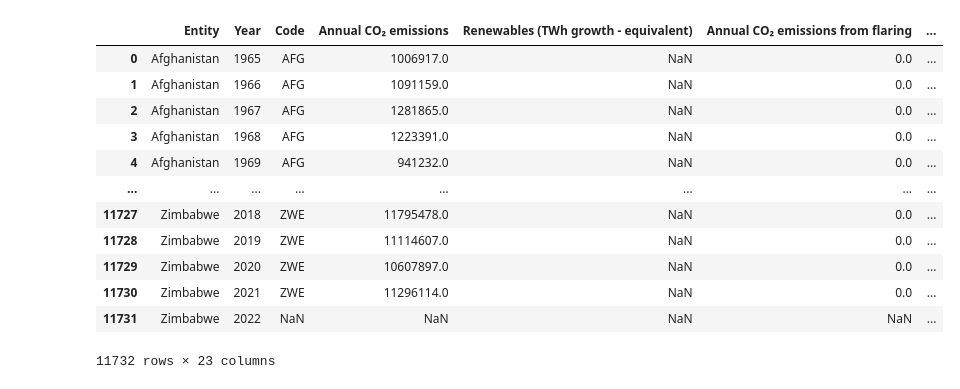
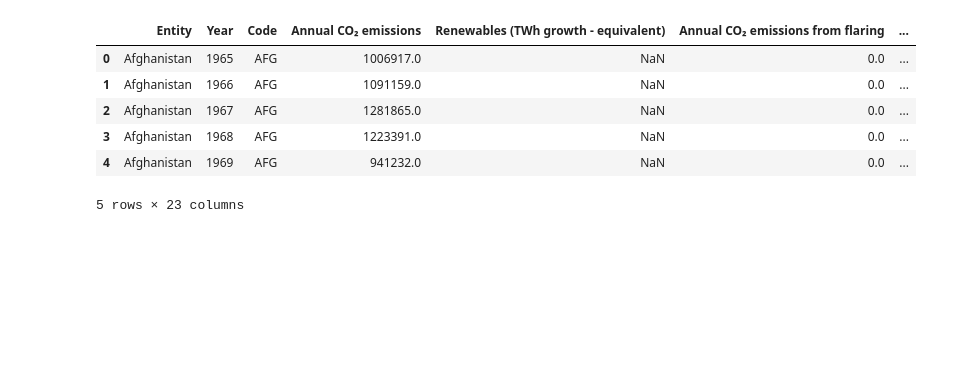
Before and after one commit to PeterPan1888/Stackfuel_Data_Analyst, a Jupyter notebook: DA_Course_Charts_AB.ipynb, the cells around one changed output. Cells and saved outputs as stored; diff of their text form; code cells hidden in the pictures; blank space fills up the shorter version.

Commit message:
first plots, modified script to create plots and DF - 2023-10-24-2111

```diff
--- a/DA_Course_Charts_AB.ipynb
+++ b/DA_Course_Charts_AB.ipynb
@@ -1,32 +1,26 @@
 # %%
 import pandas as pd
 
-# Pfad zu Ihrer Excel-Datei
+# Specify the path to your Excel file
 file_path = r"09_Outputs\main_data.xlsx"
 
-# Excel-Datei in einen DataFrame laden
+# Load the Excel file into a DataFrame using the openpyxl engine
 df_main = pd.read_excel(file_path, engine='openpyxl')
 
-# DataFrame anzeigen
-df_main
-
-# Anführungszeichen aus der Spalte 'Entity' entfernen
+# Remove quotation marks from the 'Entity' column
 df_main['Entity'] = df_main['Entity'].str.replace('"', '')
 
-# DataFrame anzeigen
-display(df_main)
+# Retrieve unique countries from the DataFrame and store them as a list of strings
+all_countries = df_main['Entity'].drop_duplicates().astype(str).tolist()
+
+# Display the first 5 rows of the DataFrame for a quick overview
+df_main.head()
 # %% [output]
 |  | Entity | Year | Code | Annual CO₂ emissions | Renewables (TWh growth - equivalent) | Annual CO₂ emissions from flaring | ... |
 | 0 | Afghanistan | 1965 | AFG | 1006917.0 | NaN | 0.0 | ... |
 | 1 | Afghanistan | 1966 | AFG | 1091159.0 | NaN | 0.0 | ... |
 | 2 | Afghanistan | 1967 | AFG | 1281865.0 | NaN | 0.0 | ... |
 | 3 | Afghanistan | 1968 | AFG | 1223391.0 | NaN | 0.0 | ... |
 | 4 | Afghanistan | 1969 | AFG | 941232.0 | NaN | 0.0 | ... |
-| ... | ... | ... | ... | ... | ... | ... | ... |
-| 11727 | Zimbabwe | 2018 | ZWE | 11795478.0 | NaN | 0.0 | ... |
-| 11728 | Zimbabwe | 2019 | ZWE | 11114607.0 | NaN | 0.0 | ... |
-| 11729 | Zimbabwe | 2020 | ZWE | 10607897.0 | NaN | 0.0 | ... |
-| 11730 | Zimbabwe | 2021 | ZWE | 11296114.0 | NaN | 0.0 | ... |
-| 11731 | Zimbabwe | 2022 | NaN | NaN | NaN | NaN | ... |
-11732 rows × 23 columns
+5 rows × 23 columns
 # %%
```
Also changed, not shown: parts of 8 cells of this notebook, 2 other files.
